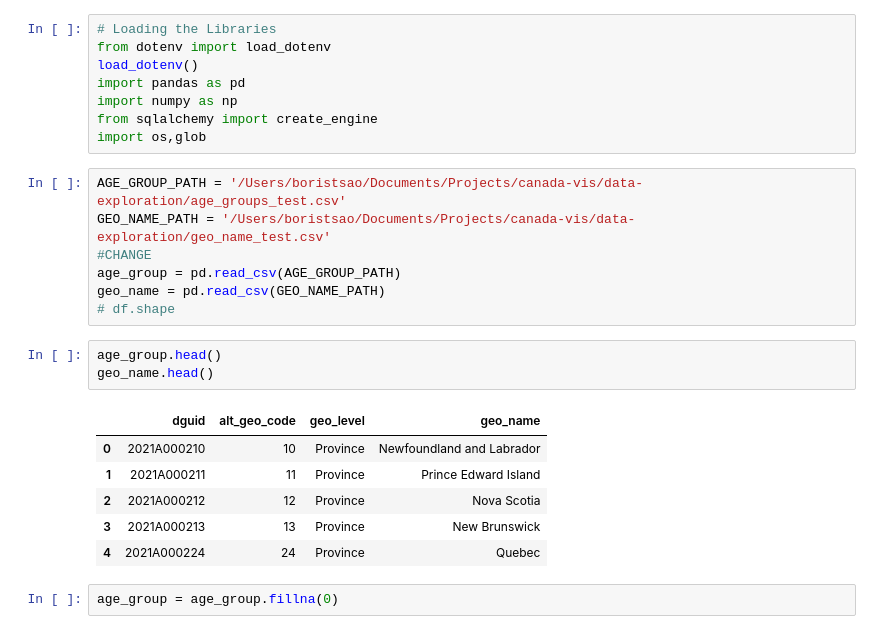
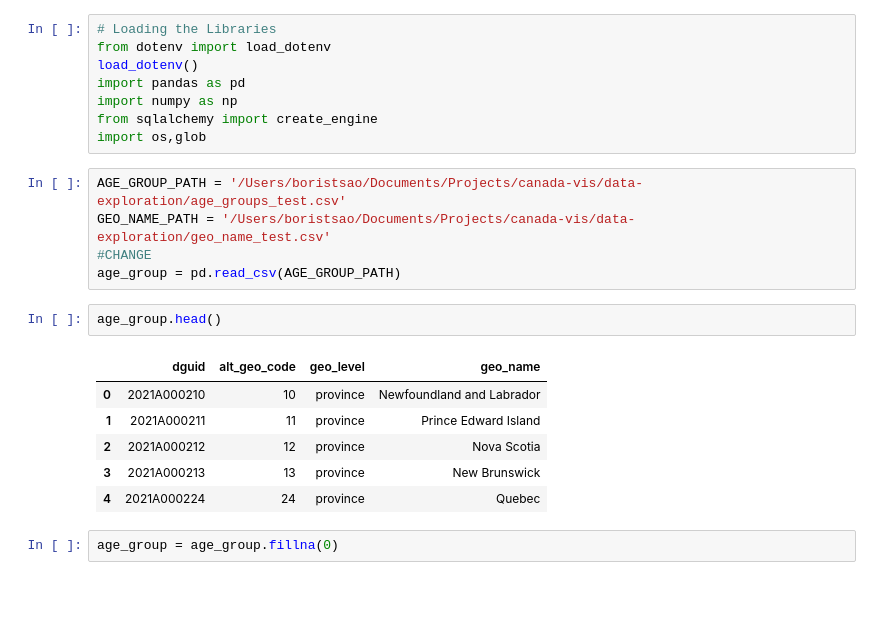
Before and after one commit to thalasith/canada-vis, a Jupyter notebook: data-exploration/data-upload.ipynb, the cells around one changed output. Cells and saved outputs as stored; diff of their text form; blank space fills up the shorter version.

```diff
--- a/data-exploration/data-upload.ipynb
+++ b/data-exploration/data-upload.ipynb
@@ -11,18 +11,15 @@ AGE_GROUP_PATH = '/Users/boristsao/Documents/Projects/canada-vis/data-exploratio
 GEO_NAME_PATH = '/Users/boristsao/Documents/Projects/canada-vis/data-exploration/geo_name_test.csv'
 #CHANGE
 age_group = pd.read_csv(AGE_GROUP_PATH)
-geo_name = pd.read_csv(GEO_NAME_PATH)
-# df.shape
 # %%
 age_group.head()
-geo_name.head()
 # %% [output]
 |  | dguid | alt_geo_code | geo_level | geo_name |
-| 0 | 2021A000210 | 10 | Province | Newfoundland and Labrador |
-| 1 | 2021A000211 | 11 | Province | Prince Edward Island |
-| 2 | 2021A000212 | 12 | Province | Nova Scotia |
-| 3 | 2021A000213 | 13 | Province | New Brunswick |
-| 4 | 2021A000224 | 24 | Province | Quebec |
+| 0 | 2021A000210 | 10 | province | Newfoundland and Labrador |
+| 1 | 2021A000211 | 11 | province | Prince Edward Island |
+| 2 | 2021A000212 | 12 | province | Nova Scotia |
+| 3 | 2021A000213 | 13 | province | New Brunswick |
+| 4 | 2021A000224 | 24 | province | Quebec |
 # %%
 age_group = age_group.fillna(0)
 # %%
```
Also changed, not shown: parts of 4 cells of this notebook, 12 other files.
